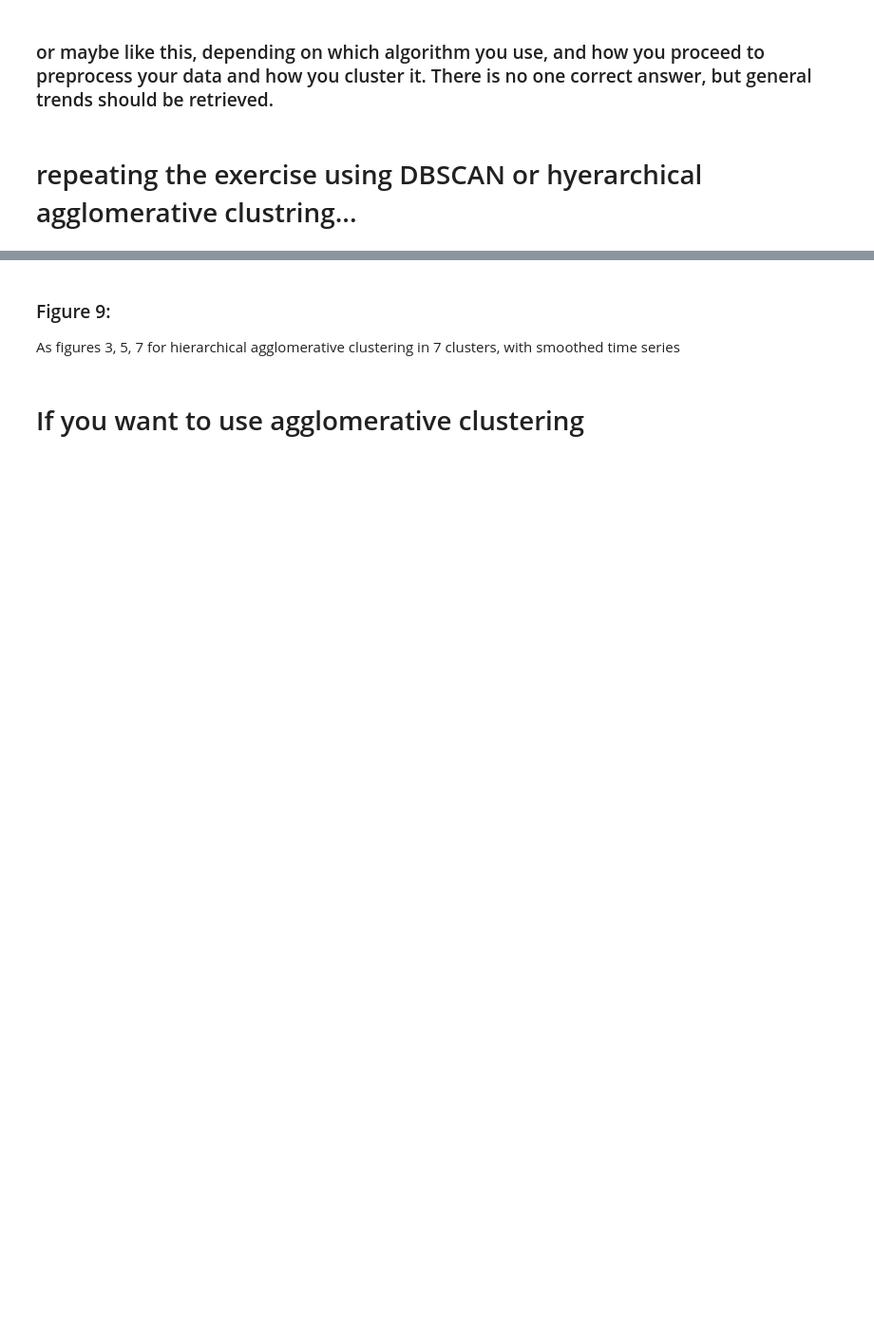
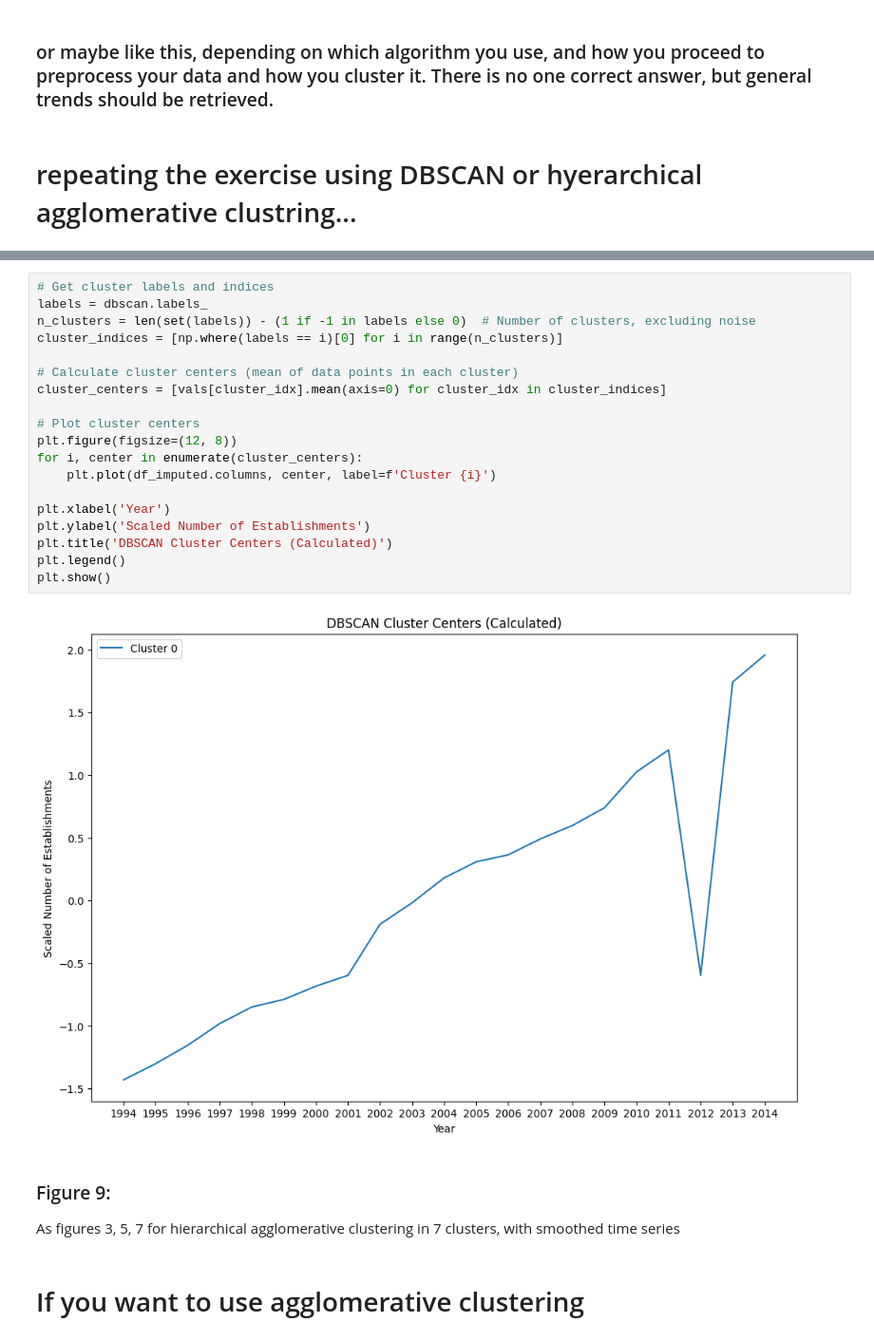
Before and after one commit to arn97/MLTSA25_ARoy, a Jupyter notebook: MLTSA_ARoy/HW7_ARoy_Clustering.ipynb, the cells around one changed output, grey strips where cells are left out. Shown at 95% size. Cells and saved outputs as stored; diff of their text form; blank space fills up the shorter version.

```diff
--- a/MLTSA_ARoy/HW7_ARoy_Clustering.ipynb
+++ b/MLTSA_ARoy/HW7_ARoy_Clustering.ipynb
@@ -384,3 +475,24 @@ QUESTION: was the number 5 clusters justified by the data? explain
+# %%
+# Get cluster labels and indices
+labels = dbscan.labels_
+n_clusters = len(set(labels)) - (1 if -1 in labels else 0)  # Number of clusters, excluding noise
+cluster_indices = [np.where(labels == i)[0] for i in range(n_clusters)]
+
+# Calculate cluster centers (mean of data points in each cluster)
+cluster_centers = [vals[cluster_idx].mean(axis=0) for cluster_idx in cluster_indices]
+
+# Plot cluster centers
+plt.figure(figsize=(12, 8))
+for i, center in enumerate(cluster_centers):
+    plt.plot(df_imputed.columns, center, label=f'Cluster {i}')
+
+plt.xlabel('Year')
+plt.ylabel('Scaled Number of Establishments')
+plt.title('DBSCAN Cluster Centers (Calculated)')
+plt.legend()
+plt.show()
+# %% [output]
+[figure, added]
 # %% [markdown]
 ### Figure 9:
 As figures 3, 5, 7 for hierarchical agglomerative clustering in 7 clusters, with smoothed time series
```
Also changed, not shown: parts of 14 cells of this notebook.
